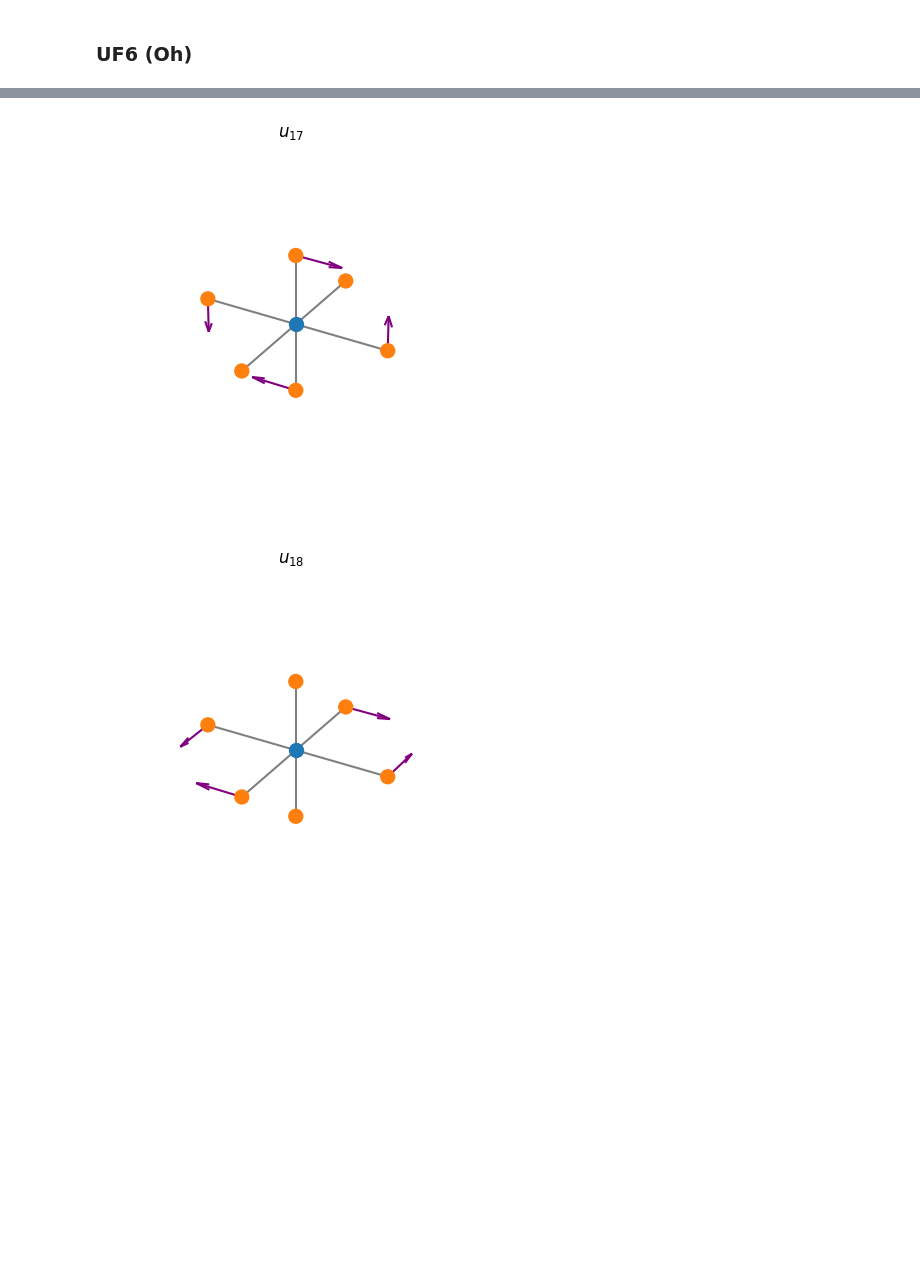
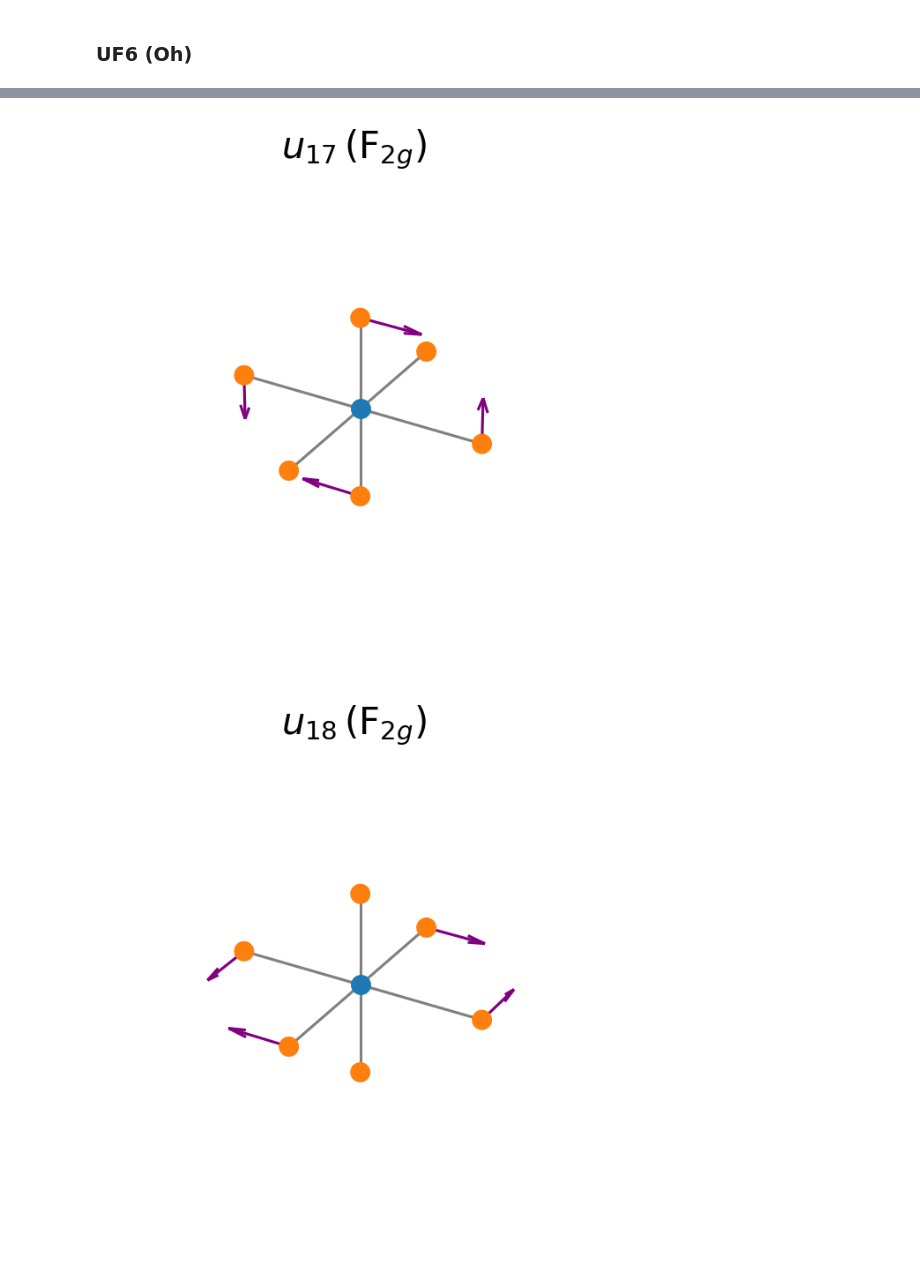
Before and after one commit to TheoNDionne/GroupTheoryHomework, a Jupyter notebook: group_theory_homework.ipynb, the cells around one changed output, grey strips where cells are left out. Saved outputs shown, nothing was run; the diff lists cells and outputs as text; code cells hidden in the pictures; blank space fills up the shorter version.

```diff
--- a/group_theory_homework.ipynb
+++ b/group_theory_homework.ipynb
@@ -8,7 +8,7 @@ import numpy as np
 import matplotlib.pyplot as plt
 
 import matplotlib as mpl
-mpl.rcParams["figure.dpi"] = 100
+mpl.rcParams["figure.dpi"] = 150
 # %% [markdown]
 ## Calculating the decomposition of the mechanical reps
 # %% [markdown]
@@ -699,7 +737,7 @@ def plot_mode_Oh(sym_adap, atom_spatial_coordinates, title):
     ax.scatter(atom_spatial_coordinates[0,1:],atom_spatial_coordinates[1,1:],atom_spatial_coordinates[2,1:], s=100, alpha=1) # F atoms
 
     # plotting title
-    ax.set_title(title)
+    ax.set_title(title, fontsize=20)
     ax.set_axis_off()
 
     pass
@@ -834,7 +906,15 @@ initial_coords_u18 = np.zeros((3,7), dtype=float)
 initial_coords_u18[1,1] = 1 # init vector
 sym_adap_u18 = get_symmetry_adapted_modes(initial_coords_u18, 8, mechanical_rep_Oh, character_table_Oh, elements_per_class_Oh)
 
-plot_mode_Oh(sym_adap_u16, atom_spatial_coordinates_Oh, "$u_{16}$")
-plot_mode_Oh(sym_adap_u17, atom_spatial_coordinates_Oh, "$u_{17}$")
-plot_mode_Oh(sym_adap_u18, atom_spatial_coordinates_Oh, "$u_{18}$")
+plot_mode_Oh(sym_adap_u16, atom_spatial_coordinates_Oh, "$u_{16}\\,(\\text{F}_{2g})$")
+plt.savefig("Oh_coords/u16.png", bbox_inches="tight")
+plt.show()
+
+plot_mode_Oh(sym_adap_u17, atom_spatial_coordinates_Oh, "$u_{17}\\,(\\text{F}_{2g})$")
+plt.savefig("Oh_coords/u17.png", bbox_inches="tight")
+plt.show()
+
+plot_mode_Oh(sym_adap_u18, atom_spatial_coordinates_Oh, "$u_{18}\\,(\\text{F}_{2g})$")
+plt.savefig("Oh_coords/u18.png", bbox_inches="tight")
+plt.show()
 # %% [output]
@@ -842,5 +922,5 @@ plot_mode_Oh(sym_adap_u18, atom_spatial_coordinates_Oh, "$u_{18}$")
-[figure, old version]
+[figure, new version]
-[figure, old version]
+[figure, new version]
 # %%
 initial_coords_u19 = np.zeros((3,7), dtype=float)
 initial_coords_u19[0,2] = 1 # init vector
```
Also changed, not shown: parts of 11 cells of this notebook, 36 other files.
